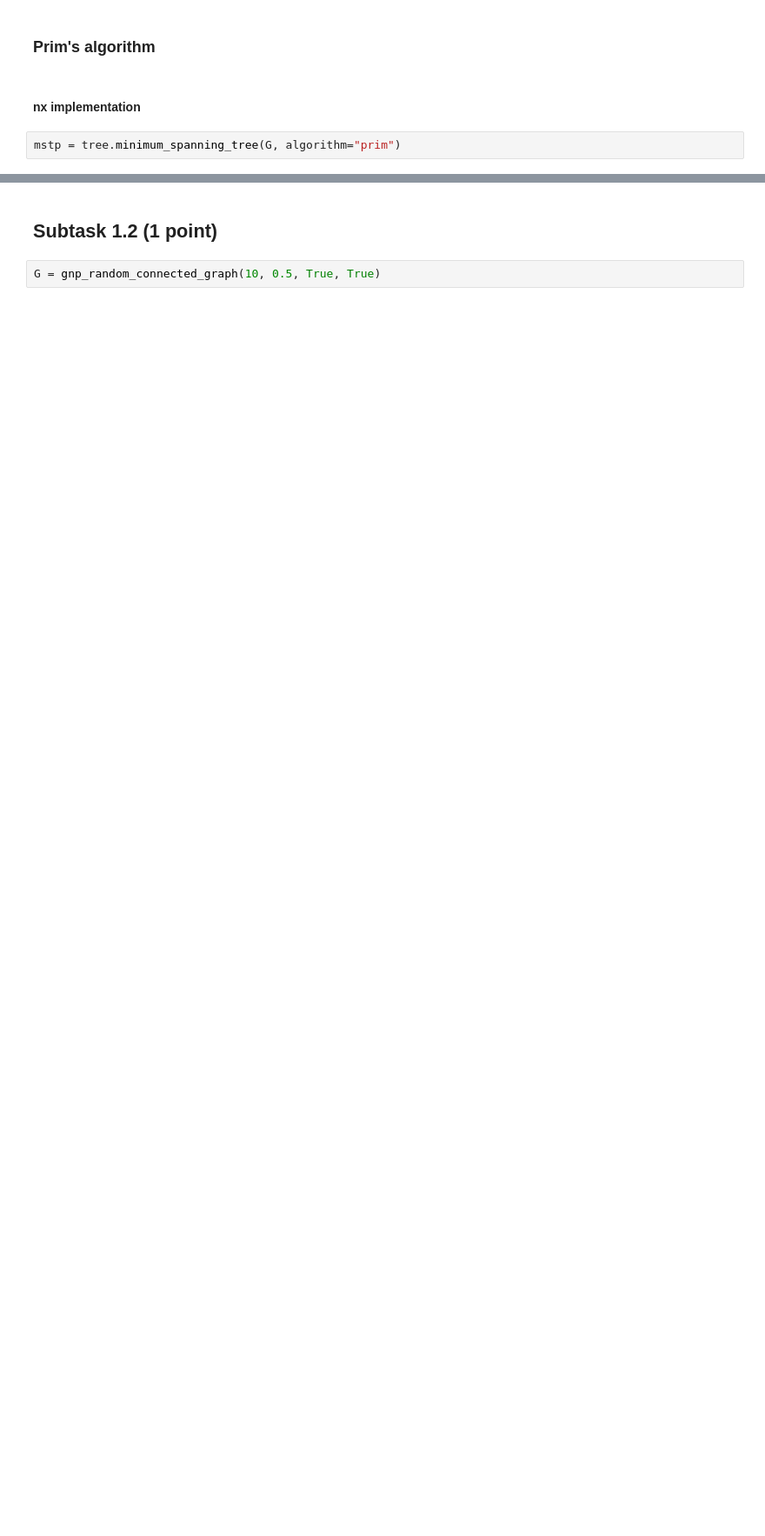
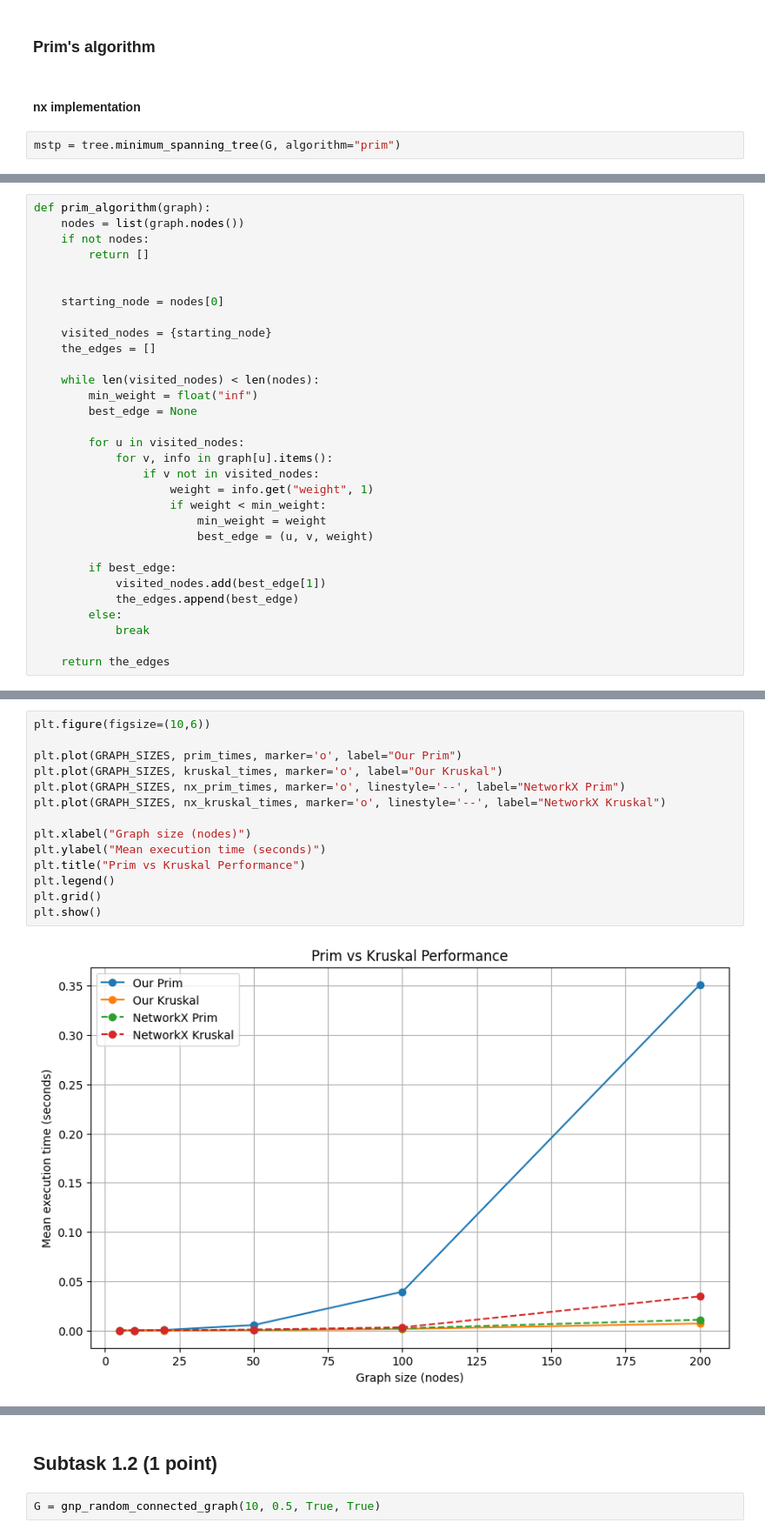
Before and after one commit to havronskasoph/Team2_Serhiichuk_Havronska_Lab1_Trees, a Jupyter notebook: Lab1_Trees.ipynb, the cells around one changed output, grey strips where cells are left out. Shown at 87% size. Drawn from its saved outputs; the diff is of its cells as text; blank space fills up the shorter version.

```diff
--- a/Lab1_Trees.ipynb
+++ b/Lab1_Trees.ipynb
@@ -163,2 +185,33 @@ mstp.edges(), len(mstp.edges())
+# %%
+def prim_algorithm(graph):
+    nodes = list(graph.nodes())
+    if not nodes:
+        return []
+
+
+    starting_node = nodes[0]
+
+    visited_nodes = {starting_node}
+    the_edges = []
+
+    while len(visited_nodes) < len(nodes):
+        min_weight = float("inf")
+        best_edge = None
+
+        for u in visited_nodes:
+            for v, info in graph[u].items():
+                if v not in visited_nodes:
+                    weight = info.get("weight", 1)
+                    if weight < min_weight:
+                        min_weight = weight
+                        best_edge = (u, v, weight)
+
+        if best_edge:
+            visited_nodes.add(best_edge[1])
+            the_edges.append(best_edge)
+        else:
+            break
+
+    return the_edges
 # %% [markdown]
 ![purple-divider](https://user-images.githubusercontent.com/7065401/52071927-c1cd7100-2562-11e9-908a-dde91ba14e59.png)
@@ -164,0 +265,16 @@ mstp.edges(), len(mstp.edges())
+# %%
+plt.figure(figsize=(10,6))
+
+plt.plot(GRAPH_SIZES, prim_times, marker='o', label="Our Prim")
+plt.plot(GRAPH_SIZES, kruskal_times, marker='o', label="Our Kruskal")
+plt.plot(GRAPH_SIZES, nx_prim_times, marker='o', linestyle='--', label="NetworkX Prim")
+plt.plot(GRAPH_SIZES, nx_kruskal_times, marker='o', linestyle='--', label="NetworkX Kruskal")
+
+plt.xlabel("Graph size (nodes)")
+plt.ylabel("Mean execution time (seconds)")
+plt.title("Prim vs Kruskal Performance")
+plt.legend()
+plt.grid()
+plt.show()
+# %% [output]
+[figure, added]
```
Also changed, not shown: parts of 42 cells of this notebook.
